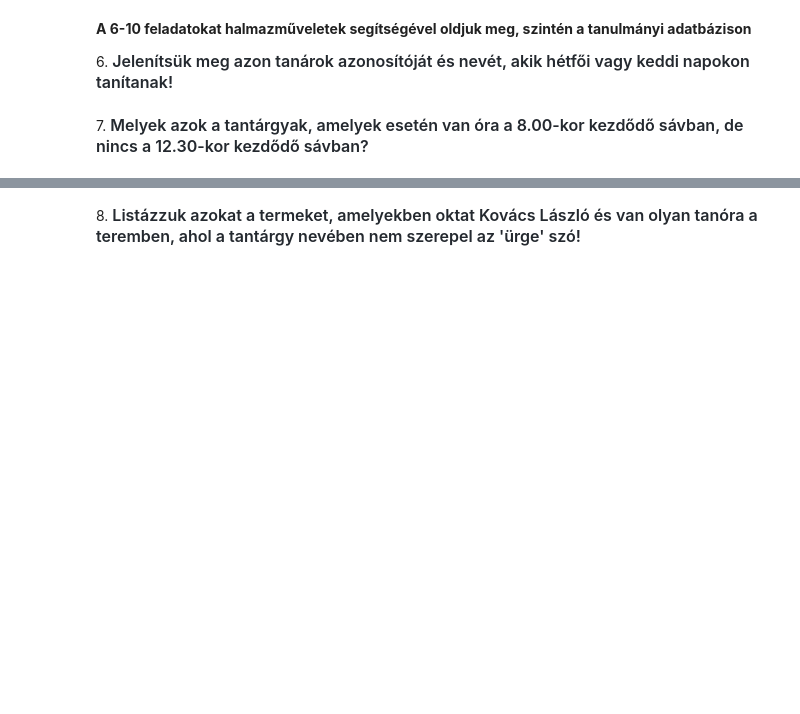
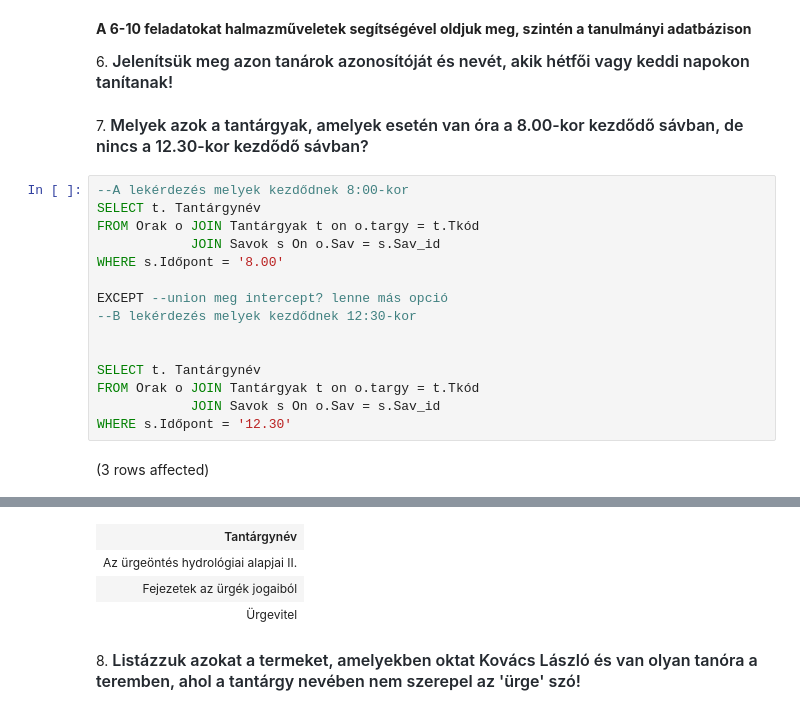
Before and after one commit to meglehetosen/sql1, a Jupyter notebook: gyakorlat03_feladatok.ipynb, the cells around one changed output, grey strips where cells are left out. Drawn from its saved outputs; the diff is of its cells as text; blank space fills up the shorter version.

```diff
--- a/gyakorlat03_feladatok.ipynb
+++ b/gyakorlat03_feladatok.ipynb
@@ -129,3 +129,20 @@ Total execution time: 00:00:00.006
 6. <span style="background-color:rgb(255, 255, 255);color:rgb(36, 41, 47);font-family:-apple-system, BlinkMacSystemFont, &quot;Segoe UI&quot;, Helvetica, Arial, sans-serif, &quot;Apple Color Emoji&quot;, &quot;Segoe UI Emoji&quot;;font-size:16px;font-weight:600;">Jelenítsük meg azon tanárok azonosítóját és nevét, akik hétfői vagy keddi napokon tanítanak!</span>
 # %% [markdown]
 7. <span style="background-color: rgb(255, 255, 255); color: rgb(36, 41, 47); font-family: -apple-system, BlinkMacSystemFont, &quot;Segoe UI&quot;, Helvetica, Arial, sans-serif, &quot;Apple Color Emoji&quot;, &quot;Segoe UI Emoji&quot;; font-size: 16px; font-weight: 600;">Melyek azok a tantárgyak, amelyek esetén van óra a 8.00-kor kezdődő sávban, de nincs a 12.30-kor kezdődő sávban?</span>
+# %%
+--A lekérdezés melyek kezdődnek 8:00-kor
+SELECT t. Tantárgynév
+FROM Orak o JOIN Tantárgyak t on o.targy = t.Tkód
+            JOIN Savok s On o.Sav = s.Sav_id
+WHERE s.Időpont = '8.00'
+
+EXCEPT --union meg intercept? lenne más opció
+--B lekérdezés melyek kezdődnek 12:30-kor
+
+
+SELECT t. Tantárgynév
+FROM Orak o JOIN Tantárgyak t on o.targy = t.Tkód
+            JOIN Savok s On o.Sav = s.Sav_id
+WHERE s.Időpont = '12.30'
+# %% [output]
+(3 rows affected)
@@ -132,3 +150,7 @@ Total execution time: 00:00:00.006
+| Tantárgynév |
+| Az ürgeöntés hydrológiai alapjai II. |
+| Fejezetek az ürgék jogaiból |
+| Ürgevitel |
 # %% [markdown]
 8. <span style="background-color: rgb(255, 255, 255); color: rgb(36, 41, 47); font-family: -apple-system, BlinkMacSystemFont, &quot;Segoe UI&quot;, Helvetica, Arial, sans-serif, &quot;Apple Color Emoji&quot;, &quot;Segoe UI Emoji&quot;; font-size: 16px; font-weight: 600;">Listázzuk azokat a termeket, amelyekben oktat Kovács László és van olyan tanóra a teremben, ahol a tantárgy nevében nem szerepel az 'ürge' szó!</span>
 # %% [markdown]
```
Also changed, not shown: parts of 6 cells of this notebook.
